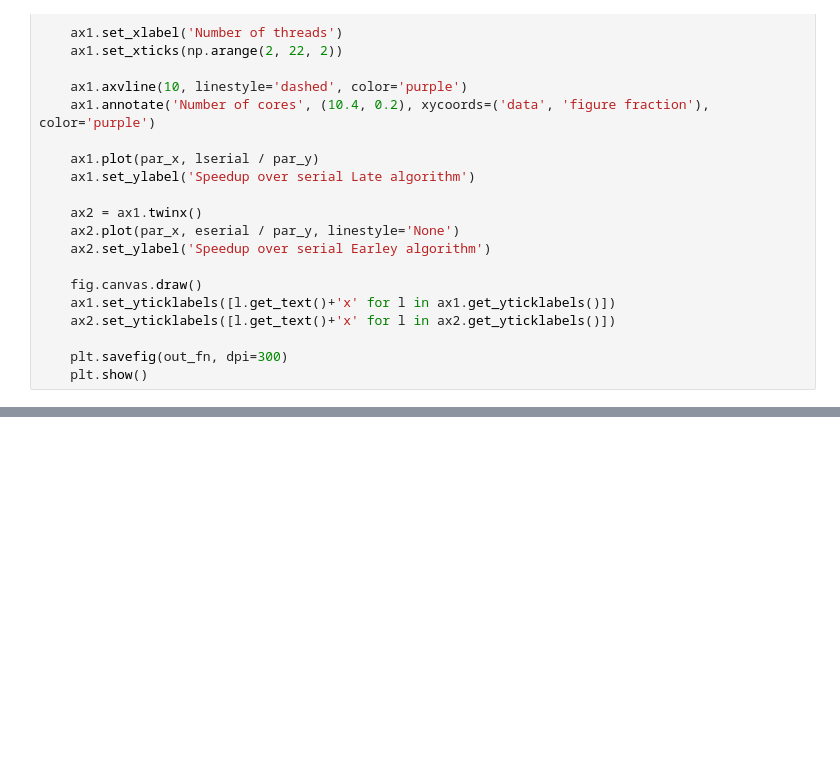
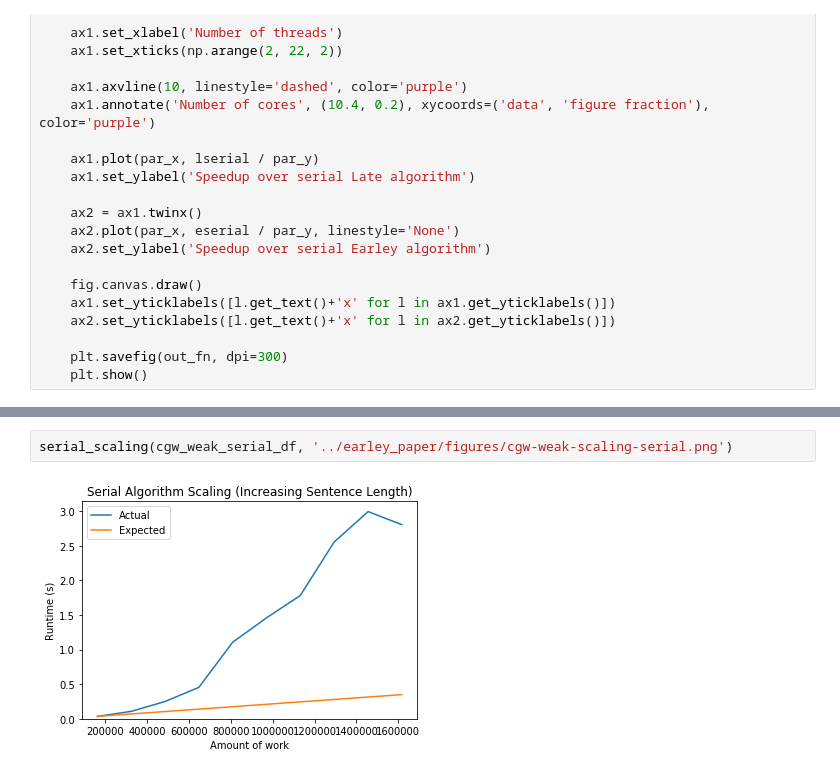
Before and after one commit to jfeser/earley, a Jupyter notebook: Analysis.ipynb, the cells around one changed output, grey strips where cells are left out. Saved outputs shown, nothing was run; the diff lists cells and outputs as text; blank space fills up the shorter version.

```diff
--- a/Analysis.ipynb
+++ b/Analysis.ipynb
@@ -157,0 +182,4 @@ Name: chart_size, dtype: float64
+# %%
+serial_scaling(cgw_weak_serial_df, '../earley_paper/figures/cgw-weak-scaling-serial.png')
+# %% [output]
+[figure, added]
```
Also changed, not shown: parts of 16 cells of this notebook.
